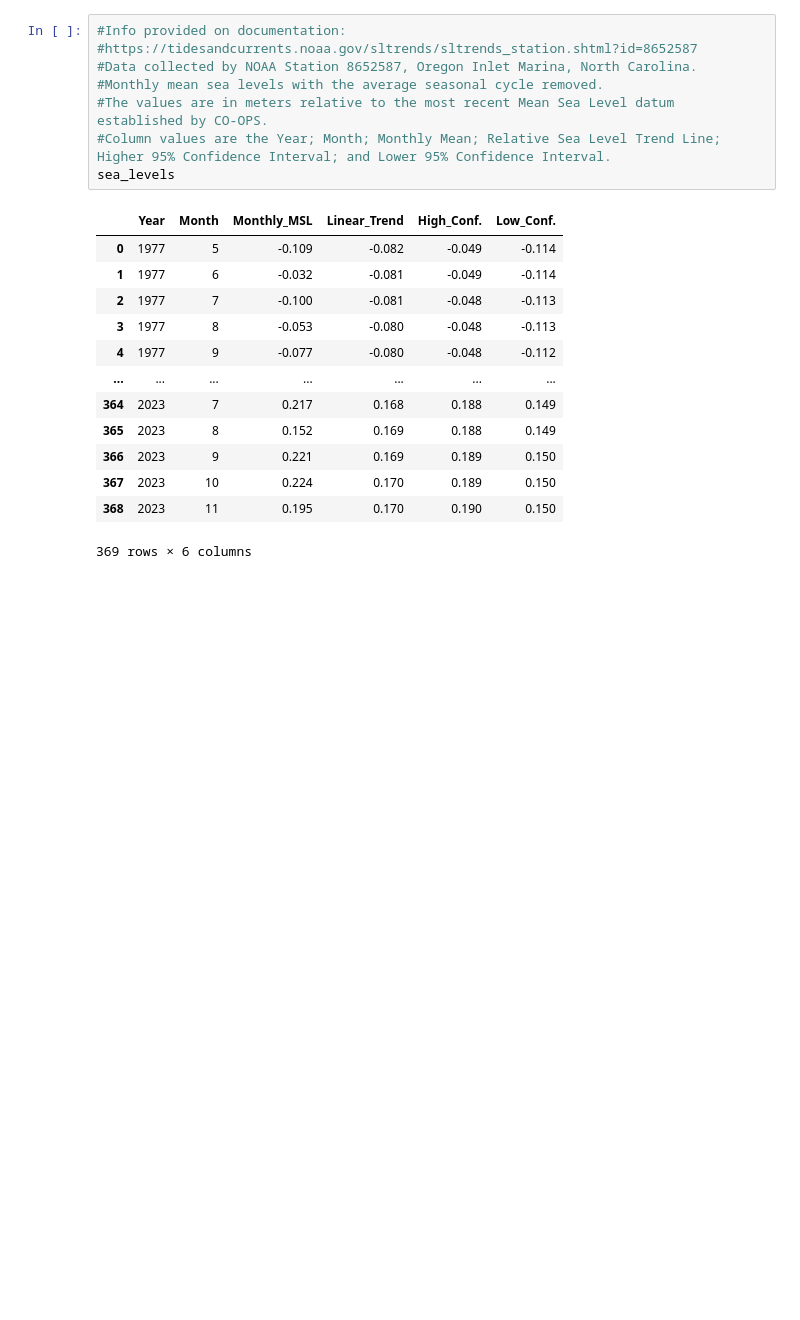
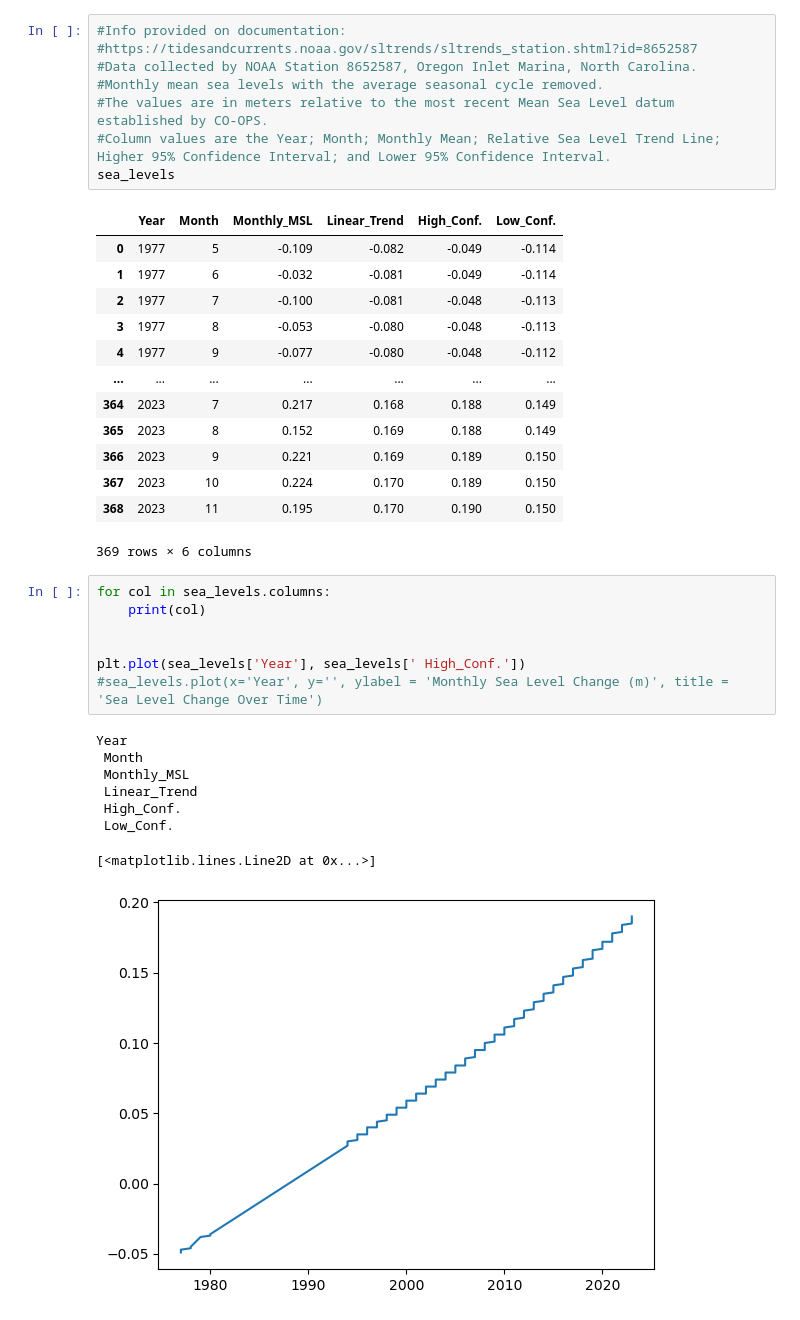
Before and after one commit to tristanperry17/Project-01, a Jupyter notebook: cleaning.ipynb, the cells around one changed output. Saved outputs shown, nothing was run; the diff lists cells and outputs as text; blank space fills up the shorter version.

```diff
--- a/cleaning.ipynb
+++ b/cleaning.ipynb
@@ -63,3 +67,19 @@ sea_levels
 | 367 | 2023 | 10 | 0.224 | 0.170 | 0.189 | 0.150 |
 | 368 | 2023 | 11 | 0.195 | 0.170 | 0.190 | 0.150 |
 369 rows × 6 columns
+# %%
+for col in sea_levels.columns:
+    print(col)
+
+
+plt.plot(sea_levels['Year'], sea_levels[' High_Conf.'])
+#sea_levels.plot(x='Year', y='', ylabel = 'Monthly Sea Level Change (m)', title = 'Sea Level Change Over Time')
+# %% [output]
+Year
+ Month
+ Monthly_MSL
+ Linear_Trend
+ High_Conf.
+ Low_Conf.
+[<matplotlib.lines.Line2D at 0x...>]
+[figure, added]
```
Also changed, not shown: parts of 1 cell of this notebook.
